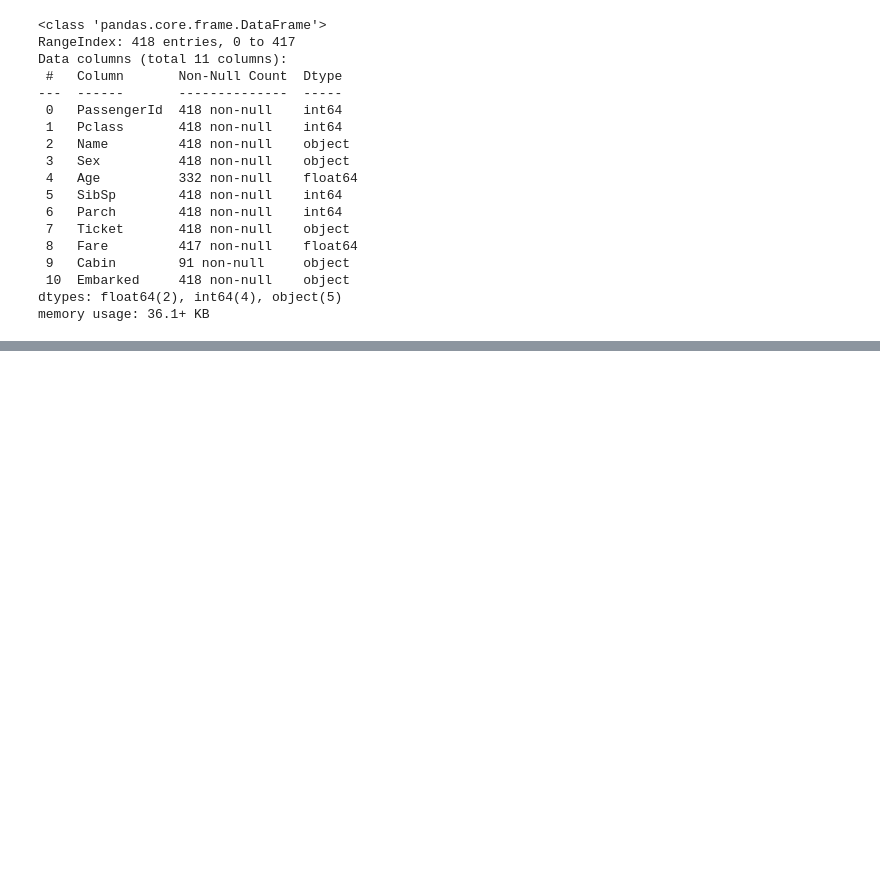
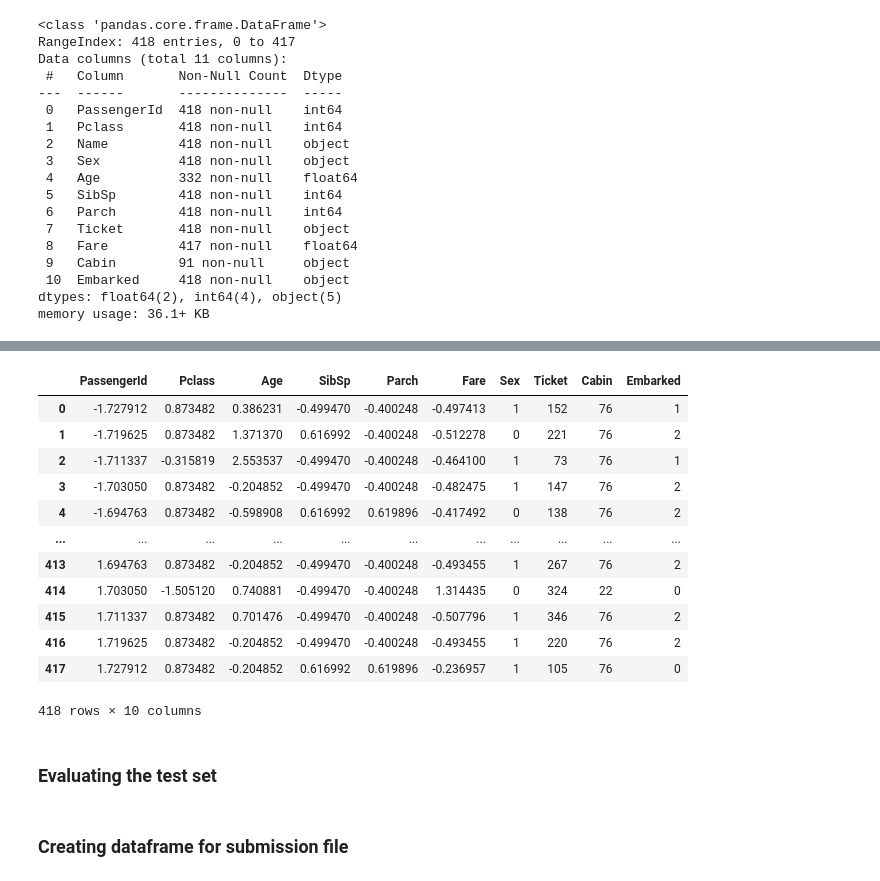
Before and after one commit to Rishabhpm23/TitanicSurvivalPredictor, a Jupyter notebook: titanic_survival_predictor.ipynb, the cells around one changed output, grey strips where cells are left out. Cells and saved outputs as stored; diff of their text form; code cells hidden in the pictures; blank space fills up the shorter version.

```diff
--- a/titanic_survival_predictor.ipynb
+++ b/titanic_survival_predictor.ipynb
@@ -405,0 +503,23 @@ memory usage: 36.1+ KB
+# %%
+test_combined['Sex'] = label_encoder.fit_transform(test_combined['Sex'])
+test_combined['Ticket'] = label_encoder.fit_transform(test_combined['Ticket'])
+test_combined['Cabin'] = label_encoder.fit_transform(test_combined['Cabin'])
+test_combined['Embarked'] = label_encoder.fit_transform(test_combined['Embarked'])
+
+test_combined
+# %% [output]
+|  | PassengerId | Pclass | Age | SibSp | Parch | Fare | Sex | Ticket | Cabin | Embarked |
+| 0 | -1.727912 | 0.873482 | 0.386231 | -0.499470 | -0.400248 | -0.497413 | 1 | 152 | 76 | 1 |
+| 1 | -1.719625 | 0.873482 | 1.371370 | 0.616992 | -0.400248 | -0.512278 | 0 | 221 | 76 | 2 |
+| 2 | -1.711337 | -0.315819 | 2.553537 | -0.499470 | -0.400248 | -0.464100 | 1 | 73 | 76 | 1 |
+| 3 | -1.703050 | 0.873482 | -0.204852 | -0.499470 | -0.400248 | -0.482475 | 1 | 147 | 76 | 2 |
+| 4 | -1.694763 | 0.873482 | -0.598908 | 0.616992 | 0.619896 | -0.417492 | 0 | 138 | 76 | 2 |
+| ... | ... | ... | ... | ... | ... | ... | ... | ... | ... | ... |
+| 413 | 1.694763 | 0.873482 | -0.204852 | -0.499470 | -0.400248 | -0.493455 | 1 | 267 | 76 | 2 |
+| 414 | 1.703050 | -1.505120 | 0.740881 | -0.499470 | -0.400248 | 1.314435 | 0 | 324 | 22 | 0 |
+| 415 | 1.711337 | 0.873482 | 0.701476 | -0.499470 | -0.400248 | -0.507796 | 1 | 346 | 76 | 2 |
+| 416 | 1.719625 | 0.873482 | -0.204852 | -0.499470 | -0.400248 | -0.493455 | 1 | 220 | 76 | 2 |
+| 417 | 1.727912 | 0.873482 | -0.204852 | 0.616992 | 0.619896 | -0.236957 | 1 | 105 | 76 | 0 |
+418 rows × 10 columns
+# %% [markdown]
+### Evaluating the test set
@@ -405,0 +530,2 @@ memory usage: 36.1+ KB
+# %% [markdown]
+### Creating dataframe for submission file
```
Also changed, not shown: parts of 10 cells of this notebook, 1 other file.
